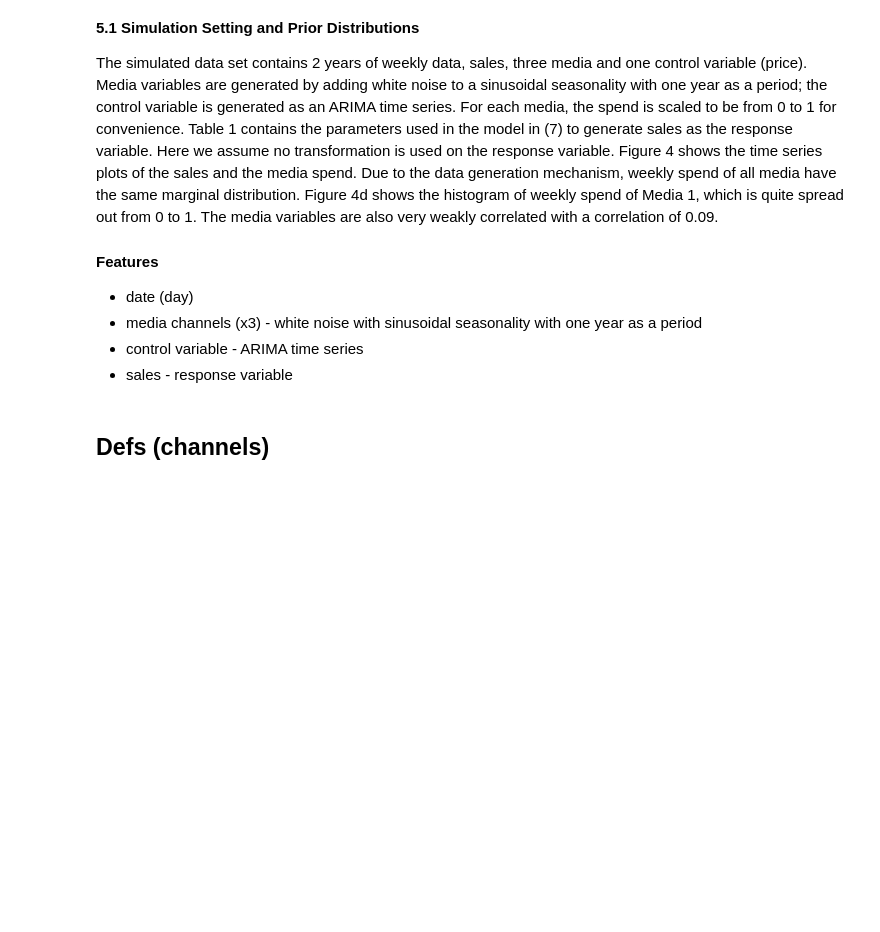
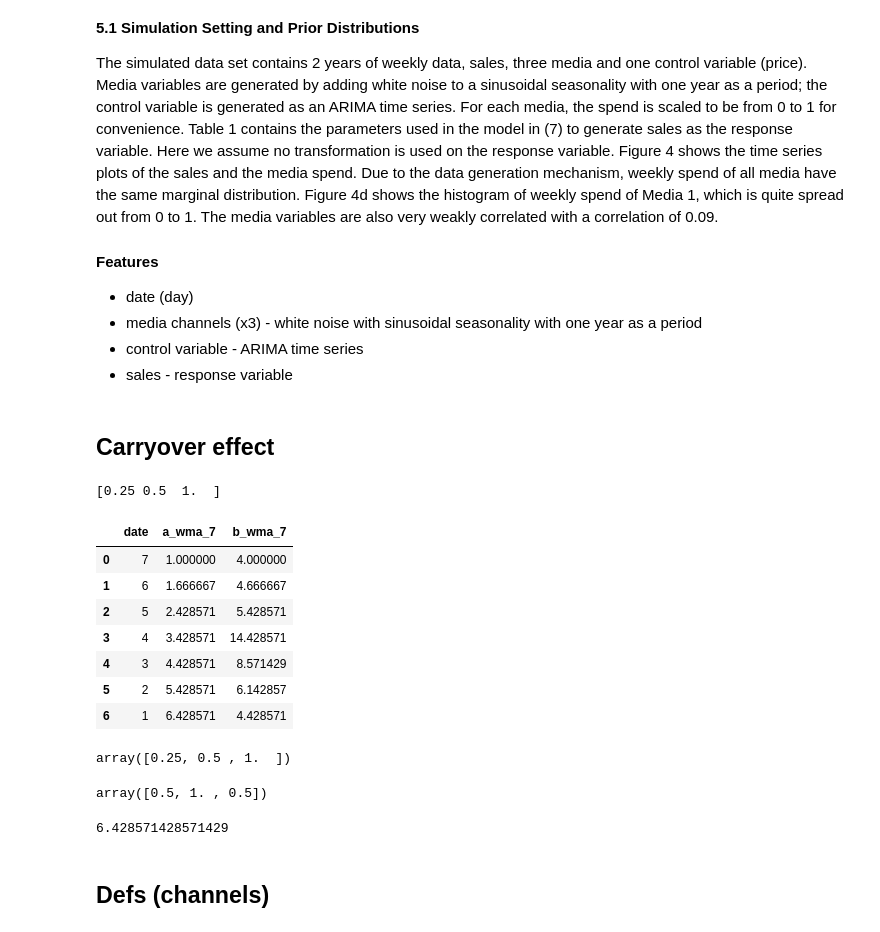
Before and after one commit to Amirgav-zz/mmm_ag, a Jupyter notebook: data_simulation.ipynb, the cells around one changed output. Drawn from its saved outputs; the diff is of its cells as text; code cells hidden in the pictures; blank space fills up the shorter version.

Commit message:
carryover , addstock, decay functions

```diff
--- a/data_simulation.ipynb
+++ b/data_simulation.ipynb
@@ -33,6 +33,75 @@ import random
 from sklearn.preprocessing import MinMaxScaler
 
 from statsmodels.tsa import arima_process as arima
+# %% [markdown]
+## Carryover effect
+# %%
+def geoDecay(alpha,L):
+
+    '''
+    weighted average with geometric decay.
+    weight_T = alpha ^ T-1 .
+    Return weights of length L to calculate weighted averages with.
+
+    alpha: scalar, between [0,1], retention rate
+    L: scalar, maximum duration of carryover effect
+    returns: numpy array of size (L,).
+    '''
+    return alpha**(np.ones(L).cumsum()-1)[::-1]
+
+def delayed_adstock(alpha, theta, L):
+    """
+    weighted average with dealyed adstock function
+    weight_T = alpha ^ (T-1- theta)^2
+    Return weights to calculate weighted averages with.
+
+    alpha: scalar, between [0,1], retention rate
+    L: scalar, maximum duration of carryover effect
+    theta:
+    returns: numpy array, size (L,).
+    """
+    return (alpha**((np.ones(L).cumsum()-1)-theta)**2)[::-1]
+# %%
+def carryover(df, columns, alpha, theta=None, L=None, decay = 'geo', date_col = 'date'):
+
+    weights = geoDecay(alpha, L) if decay == 'geo' else delayed_adstock(alpha, theta, L)
+    print(weights)
+    df_carryover = (df.set_index(date_col)[columns]
+                    .rolling(window=L, center=False, min_periods=1)
+                    .apply(lambda x: np.sum(weights[-len(x):]*x) / np.sum(weights[-len(x):]), raw=False)
+                    .reset_index())
+
+    columns_dict = {col:col+'_wma_{}'.format(window) for col in columns}
+    df_carryover.rename(columns=columns_dict, inplace=True)
+
+    return df_carryover
+# %%
+alpha = 0.5
+L=3
+theta=1
+carryover(a, ['a','b'], alpha, theta=1, L=L, decay = 'geo', date_col = 'date')
+# %% [output]
+[0.25 0.5  1.  ]
+|  | date | a_wma_7 | b_wma_7 |
+| 0 | 7 | 1.000000 | 4.000000 |
+| 1 | 6 | 1.666667 | 4.666667 |
+| 2 | 5 | 2.428571 | 5.428571 |
+| 3 | 4 | 3.428571 | 14.428571 |
+| 4 | 3 | 4.428571 | 8.571429 |
+| 5 | 2 | 5.428571 | 6.142857 |
+| 6 | 1 | 6.428571 | 4.428571 |
+# %%
+geoDecay(alpha=0.5,L=3)
+# %% [output]
+array([0.25, 0.5 , 1.  ])
+# %%
+delayed_adstock(alpha=0.5,theta=1,L=3)
+# %% [output]
+array([0.5, 1. , 0.5])
+# %%
+(7*1+6*0.5+5*0.25)/1.75
+# %% [output]
+6.428571428571429
 # %% [markdown]
 ## Defs (channels)
 # %%
```
Also changed, not shown: parts of 2 cells of this notebook, 2 other files.
